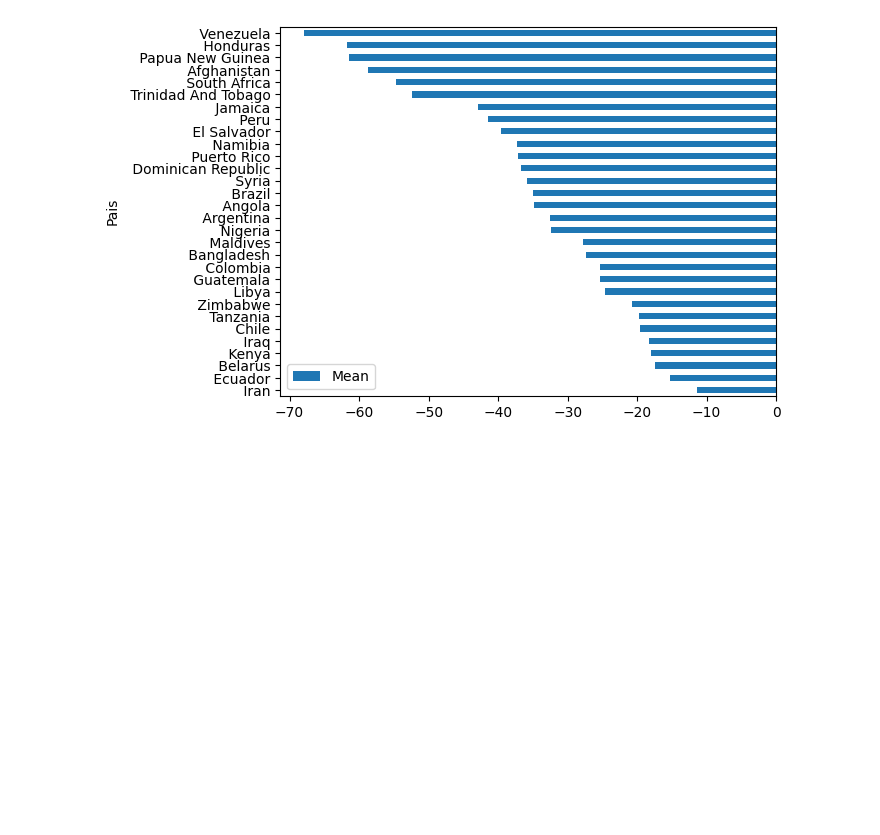
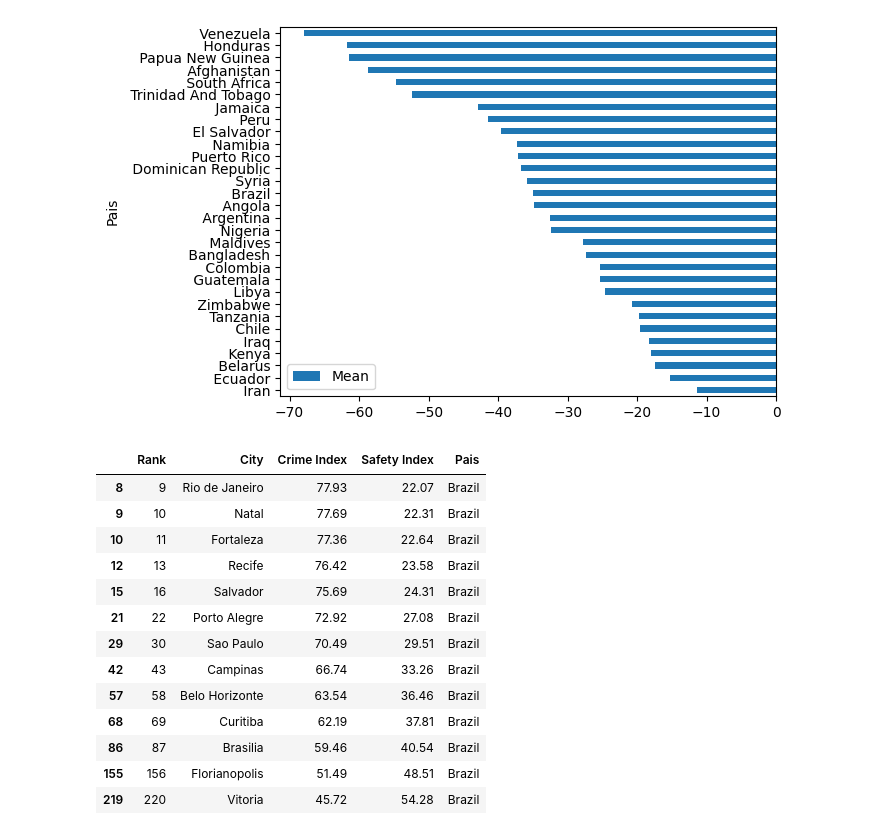
Before and after one commit to oseiasfilho11/trabalho-data-science, a Jupyter notebook: trabalho.ipynb, the cells around one changed output. Saved outputs shown, nothing was run; the diff lists cells and outputs as text; code cells hidden in the pictures; blank space fills up the shorter version.

```diff
--- a/trabalho.ipynb
+++ b/trabalho.ipynb
@@ -260,0 +271,17 @@ plt.show()
+# %%
+df_brazil
+# %% [output]
+|  | Rank | City | Crime Index | Safety Index | Pais |
+| 8 | 9 | Rio de Janeiro | 77.93 | 22.07 | Brazil |
+| 9 | 10 | Natal | 77.69 | 22.31 | Brazil |
+| 10 | 11 | Fortaleza | 77.36 | 22.64 | Brazil |
+| 12 | 13 | Recife | 76.42 | 23.58 | Brazil |
+| 15 | 16 | Salvador | 75.69 | 24.31 | Brazil |
+| 21 | 22 | Porto Alegre | 72.92 | 27.08 | Brazil |
+| 29 | 30 | Sao Paulo | 70.49 | 29.51 | Brazil |
+| 42 | 43 | Campinas | 66.74 | 33.26 | Brazil |
+| 57 | 58 | Belo Horizonte | 63.54 | 36.46 | Brazil |
+| 68 | 69 | Curitiba | 62.19 | 37.81 | Brazil |
+| 86 | 87 | Brasilia | 59.46 | 40.54 | Brazil |
+| 155 | 156 | Florianopolis | 51.49 | 48.51 | Brazil |
+| 219 | 220 | Vitoria | 45.72 | 54.28 | Brazil |
```
Also changed, not shown: parts of 11 cells of this notebook.
